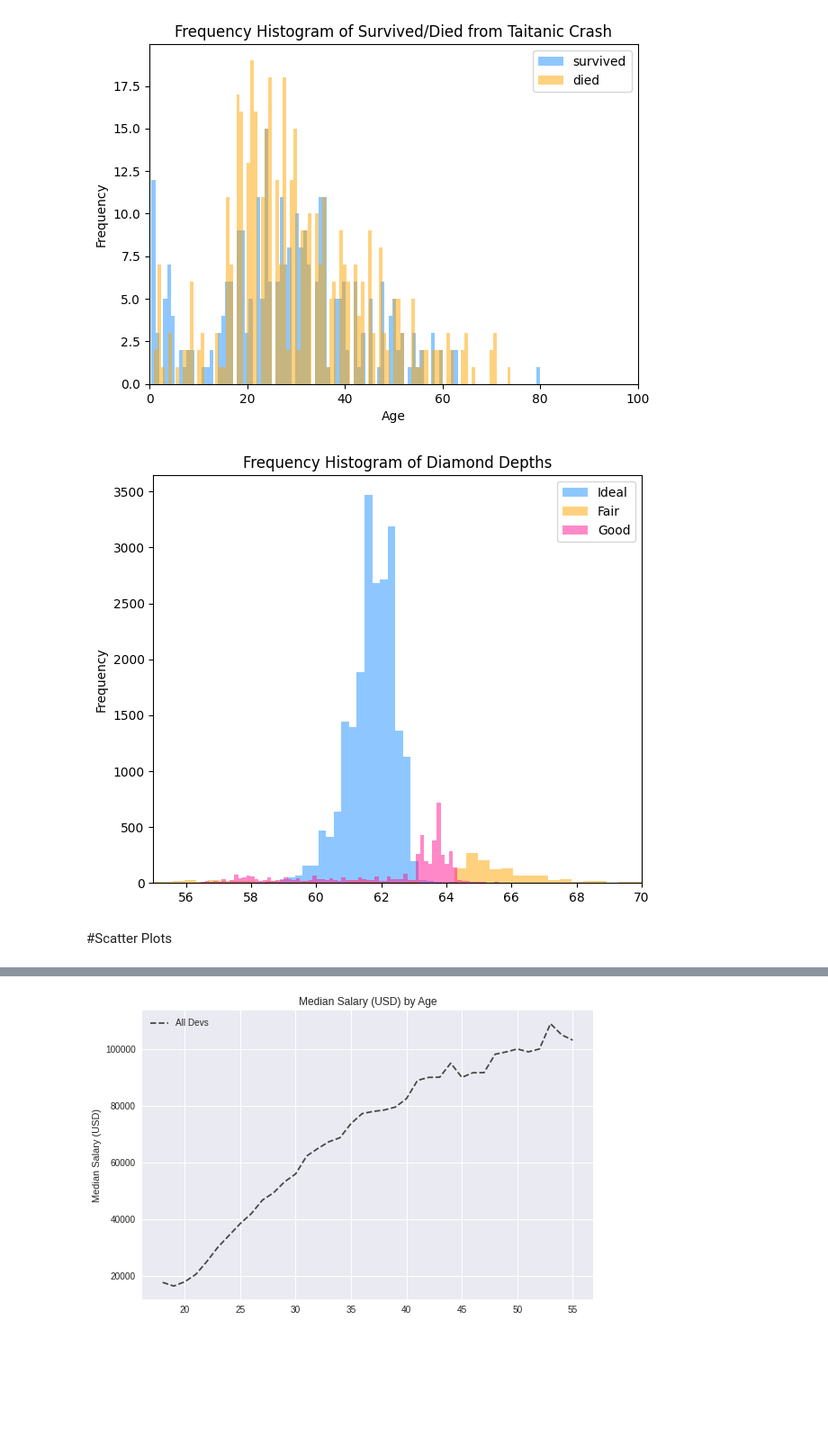
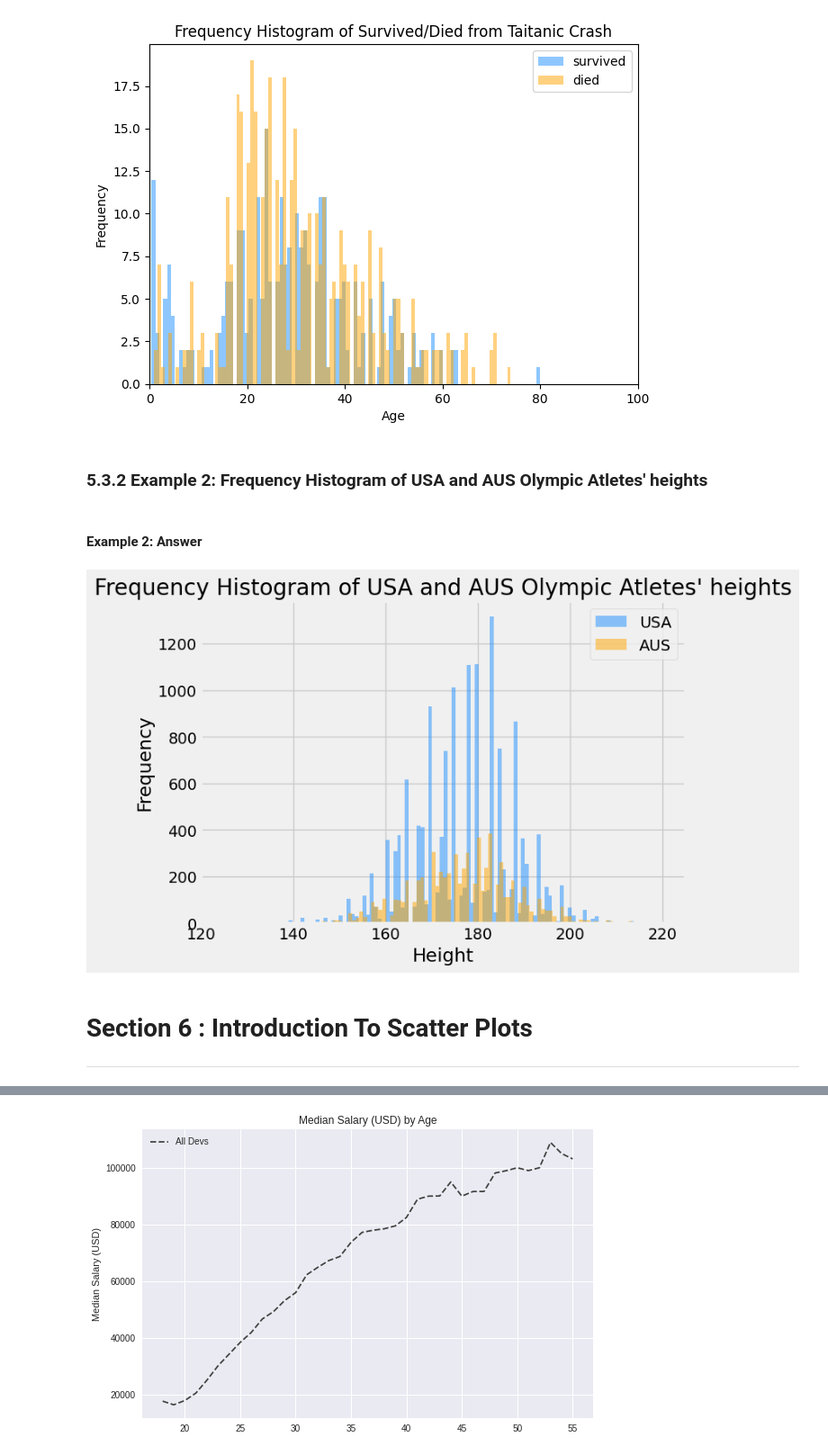
Before and after one commit to GPrathap/pythonII, a Jupyter notebook: matplotlib/matplot-new.ipynb, the cells around one changed output, grey strips where cells are left out. Shown at 90% size. Drawn from its saved outputs; the diff is of its cells as text; code cells hidden in the pictures; blank space fills up the shorter version.

```diff
--- a/matplotlib/matplot-new.ipynb
+++ b/matplotlib/matplot-new.ipynb
@@ -20,12 +20,22 @@ popular_programming_languages = pd.read_csv(popular_programming_languages_repo)
 popular_programming_languages.to_csv('/content/sample_data/popular_programming_languages.csv')
 
 
+youtube_videos_repo = dataset_dir + "matplotlib_help/2019-05-31-data.csv"
+youtube_videos = pd.read_csv(youtube_videos_repo)
+youtube_videos.to_csv('/content/sample_data/youtube_review.csv')
+
+bit_coin_price_repo = dataset_dir + "matplotlib_help/data-8.csv"
+bit_coin_price = pd.read_csv(bit_coin_price_repo)
+bit_coin_price.to_csv('/content/sample_data/bit_coin_price.csv')
+
+
 filling_repo = dataset_dir + "matplotlib_help/data-5.csv"
 filling = pd.read_csv(filling_repo)
 filling.to_csv('/content/sample_data/filling_area.csv')
 
-titanic_data=pd.read_csv("https://raw.githubusercontent.com/ven-27/datasets/master/titanic.csv")
-titanic_data.head()
+titanic_repo = dataset_dir + "titanic/titanic.csv"
+titanic_data=pd.read_csv(titanic_repo)
+
 titanic_data.to_csv('/content/sample_data/titanic.csv')
 # %% [markdown]
 # **Section 1 : Introduction to Line Plots**
@@ -820,27 +841,31 @@ plt.xlabel('Age')
 plt.legend();
 # %% [output]
 [figure]
+# %% [markdown]
+### **5.3.2 Example 2**: Frequency Histogram of USA and AUS Olympic Atletes' heights
+# %% [markdown]
+#### **Example 2**: Answer
 # %%
-# Solution
-# import seaborn as sns
 from matplotlib import pyplot as plt
-plt.subplots(figsize=(7,6), dpi=100)
-import pandas as pd
-df = pd.read_csv('https://raw.githubusercontent.com/selva86/datasets/master/diamonds.csv')
+athletes_data = pd.read_csv('/content/sample_data/athlete_events.csv')
+athletes_data.head()
 
-x1 = df.loc[df.cut=='Ideal', 'depth']
-x2 = df.loc[df.cut=='Fair', 'depth']
-x3 = df.loc[df.cut=='Good', 'depth']
+
+x1 = athletes_data.loc[(athletes_data['NOC']=='USA') & (athletes_data.Height >0), 'Height']
+x2 = athletes_data.loc[(athletes_data['NOC']=='AUS') & (athletes_data.Height >0), 'Height']
+plt.index=['USA','AUS']
 
 kwargs = dict(alpha=0.5, bins=100)
 
-plt.hist(x1, **kwargs, color="dodgerblue", label='Ideal')
-plt.hist(x2, **kwargs, color="orange", label='Fair')
-plt.hist(x3, **kwargs, color="deeppink", label='Good')
-plt.gca().set(title='Frequency Histogram of Diamond Depths', ylabel='Frequency')
-plt.xlim(55,70)
+plt.hist(x1, **kwargs, color="dodgerblue", label='USA')
+plt.hist(x2, **kwargs, color="orange", label='AUS')
+plt.gca().set(title='Frequency Histogram of USA and AUS Olympic Atletes\' heights', ylabel='Frequency')
+plt.xlim(120,225)
+plt.xlabel('Height')
 plt.legend();
 # %% [output]
-[figure, old version]
+[figure, new version]
 # %% [markdown]
-#Scatter Plots
+# **Section 6 : Introduction To Scatter Plots**
+
+---
```
Also changed, not shown: parts of 34 cells of this notebook.
